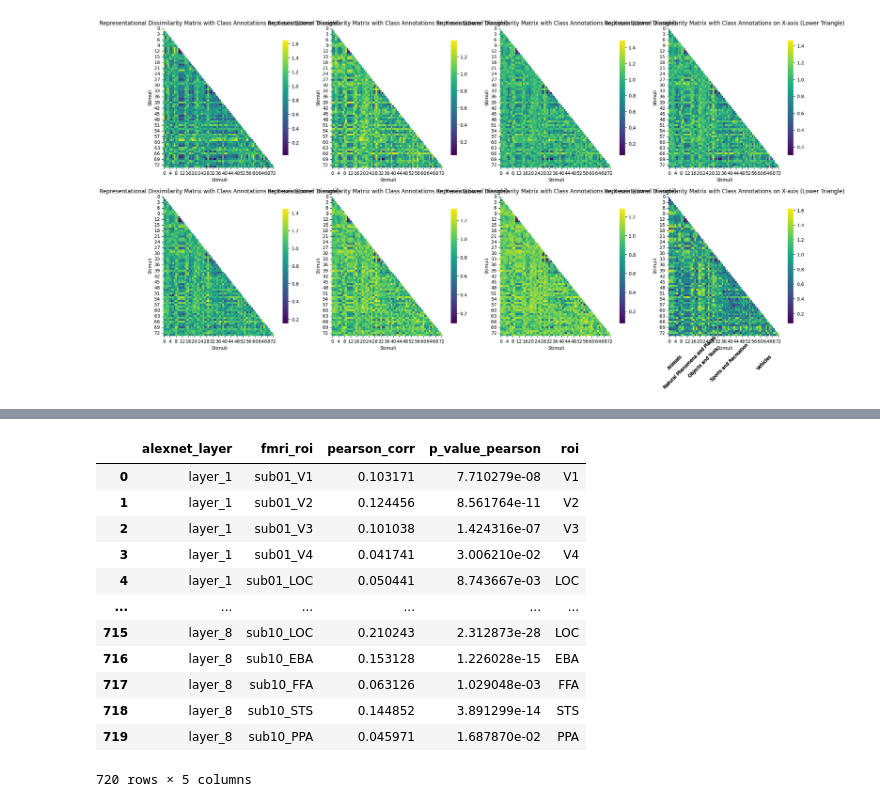
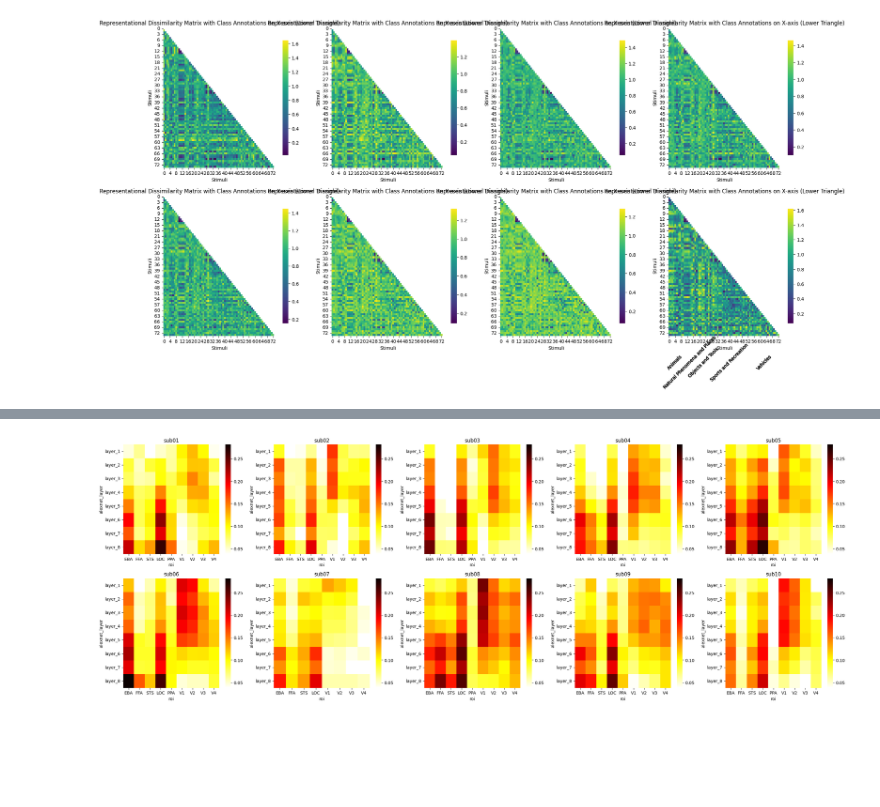
Before and after one commit to clachevv/neuro-match-project, a Jupyter notebook: notebooks/pca_loaded_from_memory.ipynb, the cells around one changed output, grey strips where cells are left out. Drawn from its saved outputs; the diff is of its cells as text; code cells hidden in the pictures; blank space fills up the shorter version.

```diff
--- a/notebooks/pca_loaded_from_memory.ipynb
+++ b/notebooks/pca_loaded_from_memory.ipynb
@@ -214,17 +195,24 @@ output[output.p_value_pearson < .05].sort_values(by='pearson_corr',ascending=Fal
-# %%
-
-output
-# %% [output]
-|  | alexnet_layer | fmri_roi | pearson_corr | p_value_pearson | roi |
-| 0 | layer_1 | sub01_V1 | 0.103171 | 7.710279e-08 | V1 |
-| 1 | layer_1 | sub01_V2 | 0.124456 | 8.561764e-11 | V2 |
-| 2 | layer_1 | sub01_V3 | 0.101038 | 1.424316e-07 | V3 |
-| 3 | layer_1 | sub01_V4 | 0.041741 | 3.006210e-02 | V4 |
-| 4 | layer_1 | sub01_LOC | 0.050441 | 8.743667e-03 | LOC |
-| ... | ... | ... | ... | ... | ... |
-| 715 | layer_8 | sub10_LOC | 0.210243 | 2.312873e-28 | LOC |
-| 716 | layer_8 | sub10_EBA | 0.153128 | 1.226028e-15 | EBA |
-| 717 | layer_8 | sub10_FFA | 0.063126 | 1.029048e-03 | FFA |
-| 718 | layer_8 | sub10_STS | 0.144852 | 3.891299e-14 | STS |
-| 719 | layer_8 | sub10_PPA | 0.045971 | 1.687870e-02 | PPA |
-720 rows × 5 columns
+# %%
+output = pd.read_csv("/content/drive/MyDrive/neuromatch/results/corr_results_values.csv")
+output['subject'] = output.fmri_roi.str.split("_").str.get(0)
+# %%
+fig, axes = plt.subplots(2,5,figsize=(25,9))
+axes = axes.flatten()
+
+roi_order = ['EBA','FFA', 'STS', 'LOC', 'PPA', 'V1', 'V2', 'V3','V4']
+subjects_order = output.subject.sort_values().unique()
+
+for ax, sub in zip(axes, subjects_order):
+    sub_data = output[output.subject == sub].drop(columns=['fmri_roi'])
+    heatmap_df = sub_data.groupby(['alexnet_layer','roi']).pearson_corr.sum().unstack()#.reset_index()
+    vmin,vmax=output.pearson_corr.min(), output.pearson_corr.max()
+    try:
+        reordered_data = heatmap_df[roi_order]
+    except:
+        reordered_data = heatmap_df[['EBA','FFA', 'STS', 'LOC', 'V1', 'V2', 'V3','V4']]
+    sns.heatmap(reordered_data, vmin=vmin, vmax=vmax, cmap='hot_r',ax=ax)
+    ax.set_title(sub)
+
+plt.tight_layout()
+# %% [output]
+[figure, added]
```
Also changed, not shown: parts of 4 cells of this notebook.
